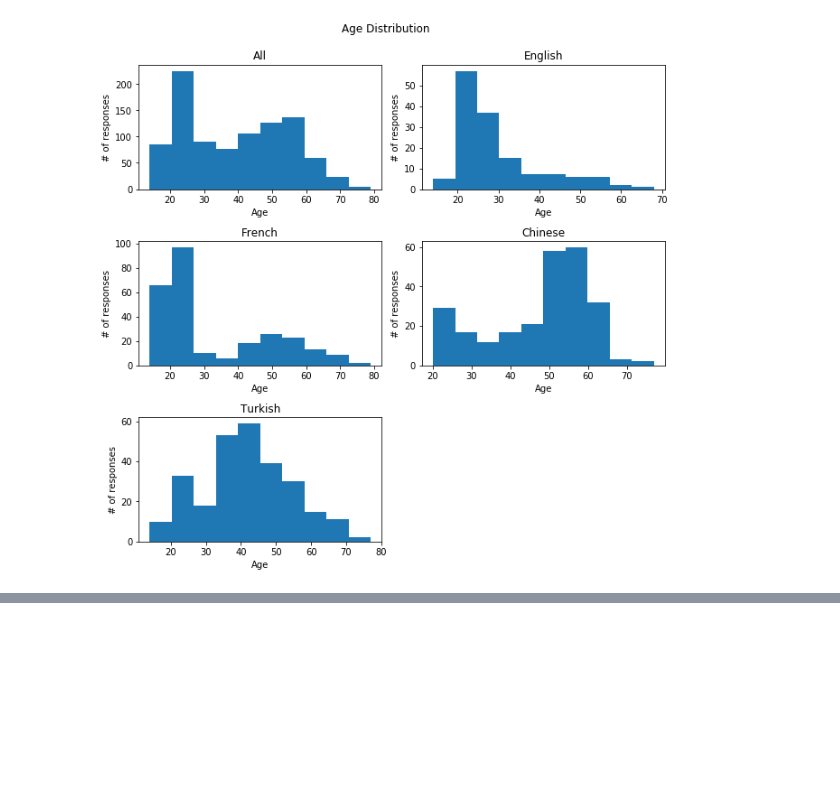
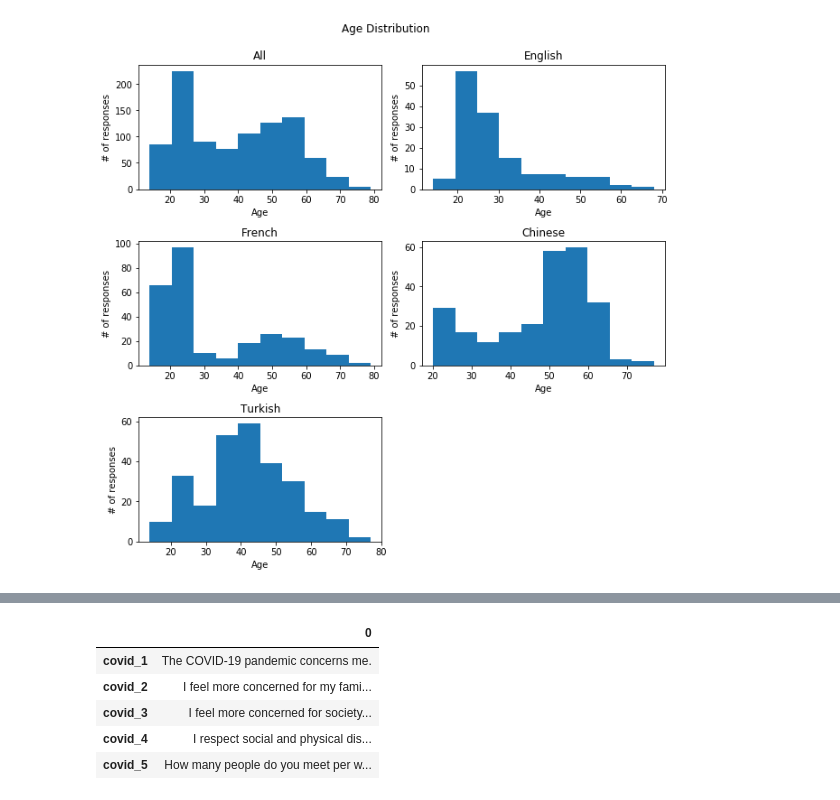
Before and after one commit to liliaellouz/empathy-analysis, a Jupyter notebook: pool.ipynb, the cells around one changed output, grey strips where cells are left out. Drawn from its saved outputs; the diff is of its cells as text; code cells hidden in the pictures; blank space fills up the shorter version.

```diff
--- a/pool.ipynb
+++ b/pool.ipynb
@@ -294,0 +321,12 @@ plt.show()
+# %%
+# create map for covid related questions
+covid_q_map = i_to_q.iloc[40:].copy()
+covid_q_map.set_index(pd.Index([f'covid_{i + 1}' for i in range(15)]), inplace=True)
+covid_q_map.head()
+# %% [output]
+|  | 0 |
+| covid_1 | The COVID-19 pandemic concerns me. |
+| covid_2 | I feel more concerned for my fami... |
+| covid_3 | I feel more concerned for society... |
+| covid_4 | I respect social and physical dis... |
+| covid_5 | How many people do you meet per w... |
```
Also changed, not shown: parts of 12 cells of this notebook.
